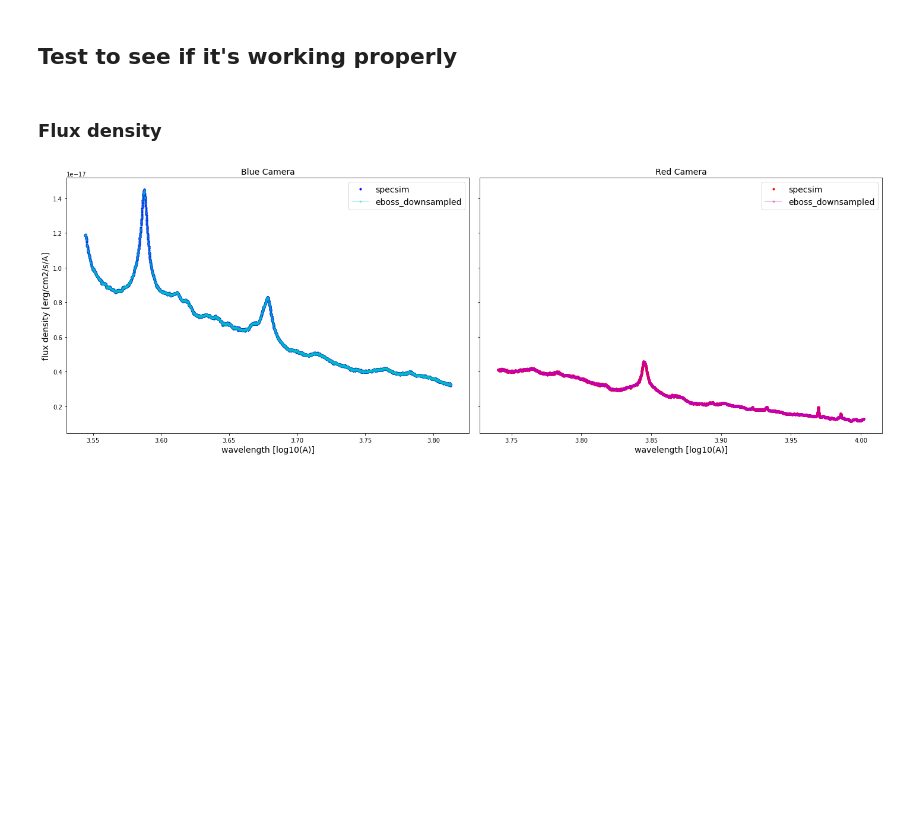
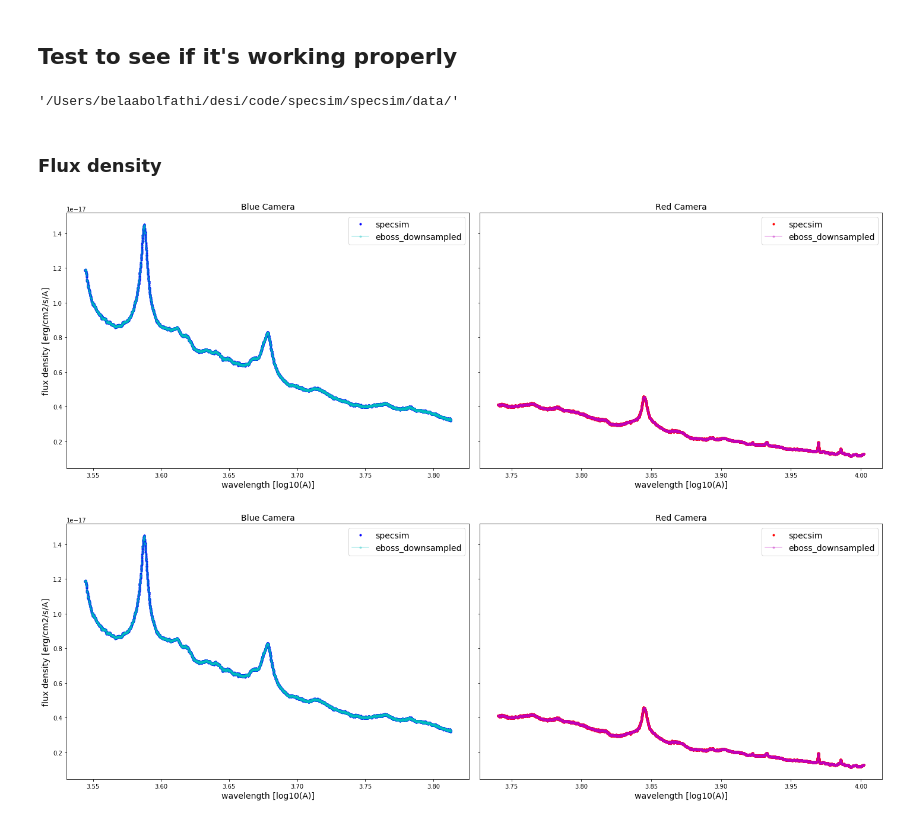
Before and after one commit to belaa/specsim-for-eboss, a Jupyter notebook: downsample_to_eBOSS_grid.ipynb, the cells around one changed output. Drawn from its saved outputs; the diff is of its cells as text; code cells hidden in the pictures; blank space fills up the shorter version.

Commit message:
Used nominal grid for downsampled output wavelength

```diff
--- a/downsample_to_eBOSS_grid.ipynb
+++ b/downsample_to_eBOSS_grid.ipynb
@@ -514,17 +550,45 @@ np.all(test_eboss_flux == output_hist / (np.diff(10 ** eboss_edges)))
 True
 # %% [markdown]
 ## Test to see if it's working properly
+# %%
+abs_base_path
+# %% [output]
+'/Users/belaabolfathi/desi/code/specsim/specsim/data/'
 # %%
-eboss_r_wlen = np.load('r_loglam.npy')
+#eboss_r_wlen = np.load('r_loglam.npy')
+eboss_r_wlen = np.log10(astropy.table.Table.read(abs_base_path+'sdss/eboss-red.fits',
+                                                 format='fits')['wavelength'])
 eboss_r_edges, eboss_r_flux = downsample_to_eboss(eboss_r_wlen, r_wlen, r_flux)
 
-eboss_b_wlen = np.load('b_loglam.npy')
+#eboss_b_wlen = np.load('b_loglam.npy')
+eboss_b_wlen = np.log10(astropy.table.Table.read(abs_base_path+'sdss/eboss-blue.fits',
+                                                 format='fits')['wavelength'])
 eboss_b_edges, eboss_b_flux = downsample_to_eboss(eboss_b_wlen, b_wlen, b_flux)
-
 r_mdpt = 0.5 * (eboss_r_edges[1:] + eboss_r_edges[:-1])
 b_mdpt = 0.5 * (eboss_b_edges[1:] + eboss_b_edges[:-1])
 # %% [markdown]
 ### Flux density
+# %%
+fig, axs = plt.subplots(1,2, figsize=(20,7), sharey=True)
+axs = axs.ravel()
+
+axs[0].plot(np.log10(b_wlen), b_flux, '.', c='b', label='specsim')
+axs[0].plot(b_mdpt, eboss_b_flux, '.-', alpha=0.3, c='c', label='eboss_downsampled')
+axs[0].set_xlabel('wavelength [log10(A)]', fontsize=fs)
+axs[0].set_ylabel('flux density [erg/cm2/s/A]', fontsize=fs)
+axs[0].set_title('Blue Camera', fontsize=fs)
+axs[0].legend(fontsize=fs)
+
+axs[1].plot(np.log10(r_wlen), r_flux, '.', c='r', label='specsim')
+axs[1].plot(r_mdpt, eboss_r_flux, '.-', alpha=0.3, c='m', label='eboss_downsampled')
+axs[1].set_xlabel('wavelength [log10(A)]', fontsize=fs)
+axs[1].set_title('Red Camera', fontsize=fs)
+axs[1].legend(fontsize=fs)
+
+plt.tight_layout()
+plt.show()
+# %% [output]
+[figure, added]
 # %%
 fig, axs = plt.subplots(1,2, figsize=(20,7), sharey=True)
 axs = axs.ravel()
```
Also changed, not shown: parts of 4 cells of this notebook.
